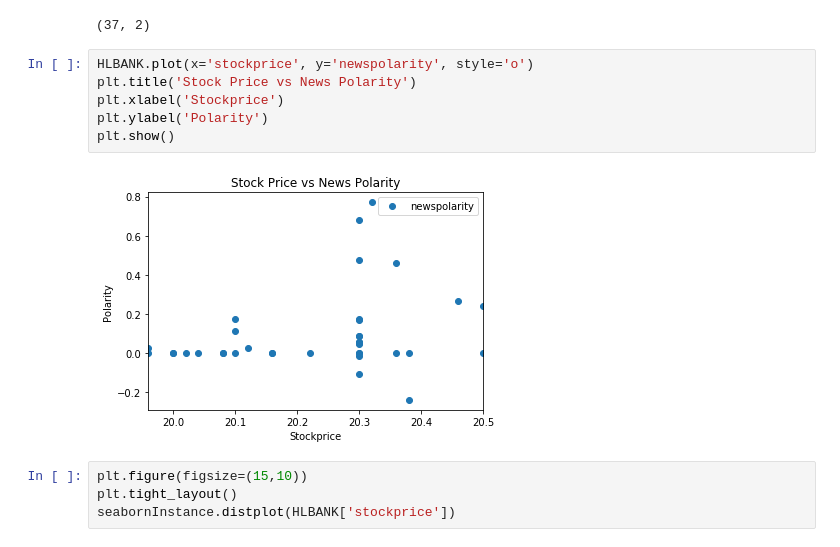
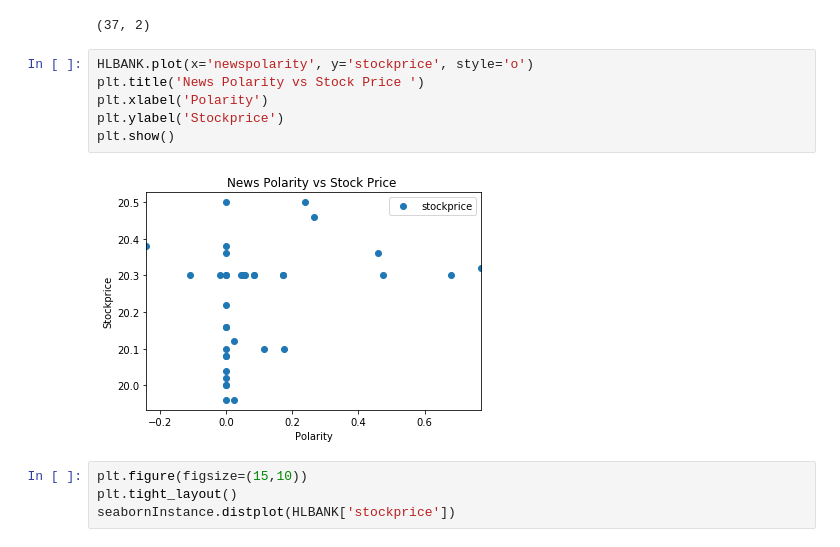
Before and after one commit to Parvitra/DataAnalytic, a Jupyter notebook: HLBANK Interpretation-checkpoint.ipynb, the cells around one changed output. Saved outputs shown, nothing was run; the diff lists cells and outputs as text.

```diff
--- a/HLBANK Interpretation-checkpoint.ipynb
+++ b/HLBANK Interpretation-checkpoint.ipynb
@@ -247,13 +247,13 @@ HLBANK.shape
 # %% [output]
 (37, 2)
 # %%
-HLBANK.plot(x='stockprice', y='newspolarity', style='o')
-plt.title('Stock Price vs News Polarity')
-plt.xlabel('Stockprice')
-plt.ylabel('Polarity')
+HLBANK.plot(x='newspolarity', y='stockprice', style='o')
+plt.title('News Polarity vs Stock Price ')
+plt.xlabel('Polarity')
+plt.ylabel('Stockprice')
 plt.show()
 # %% [output]
-[figure, old version]
+[figure, new version]
 # %%
 plt.figure(figsize=(15,10))
 plt.tight_layout()
```
Also changed, not shown: parts of 6 cells of this notebook.
